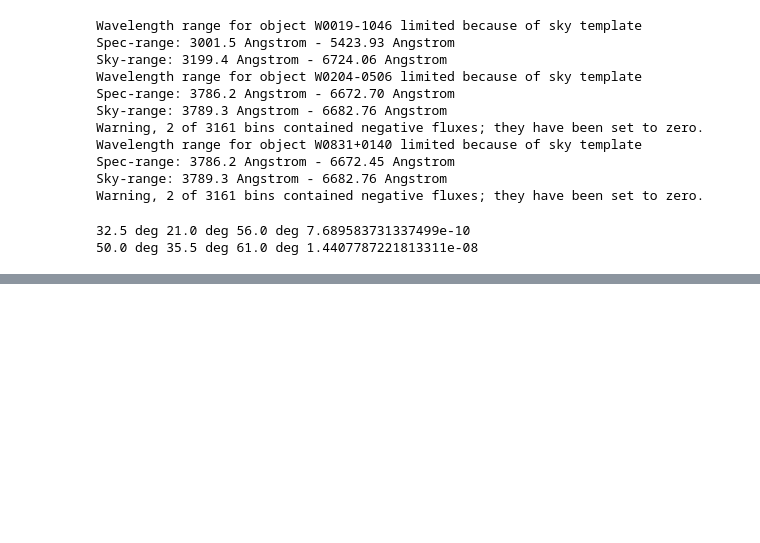
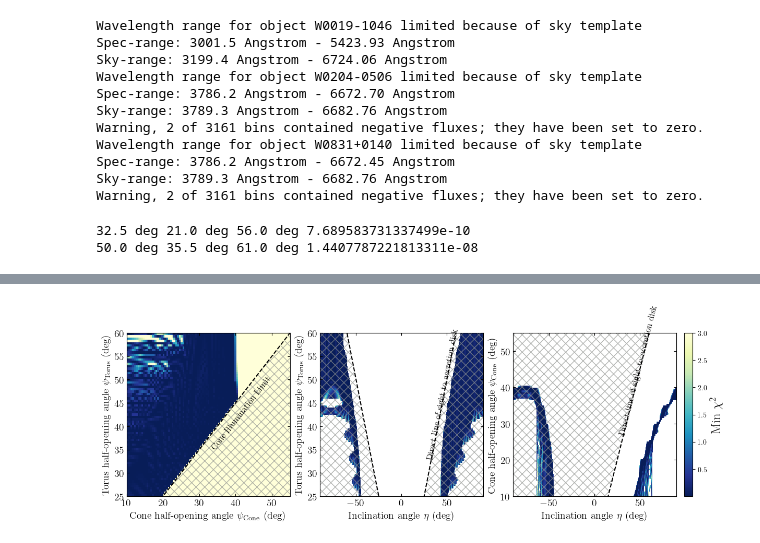
Before and after one commit to rjassef/Impol_BHDs_repo, a Jupyter notebook: plots/SKIRTOR_fit_onesided/fit_pfrac.W0204.ipynb, the cells around one changed output, grey strips where cells are left out. Drawn from its saved outputs; the diff is of its cells as text; code cells hidden in the pictures; blank space fills up the shorter version.

```diff
--- a/plots/SKIRTOR_fit_onesided/fit_pfrac.W0204.ipynb
+++ b/plots/SKIRTOR_fit_onesided/fit_pfrac.W0204.ipynb
@@ -115,0 +202,81 @@ plt.legend()
+# %%
+fig, axs = plt.subplots(1, 3, figsize=(12,6), layout='constrained')
+for ax in axs.flatten():
+   ax.tick_params(axis='both', direction='in', labelsize=14, bottom=True, top=True, left=True, right=True)
+
+axis_label_fontsize = 14
+
+nt, nc, ni = chi2_map[wid][cone_types[0]].shape
+
+diang = np.mean(iang_grid[1:]-iang_grid[:-1]).value
+iang_grid_extended = np.arange(-90., 90.1, diang)*u.deg
+#iang_grid_extended = np.concatenate([-iang_grid[::-1], iang_grid])
+nie = len(iang_grid_extended)
+
+chi2_use = np.ma.zeros((nt, nc, nie))
+chi2_use.mask = np.zeros(chi2_use.shape, dtype=bool)
+
+chi2_use[:,:,:ni] = np.copy(chi2_map[wid][cone_types[1]][:,:,::-1])
+chi2_use[:,:,nie-ni:] = np.copy(chi2_map[wid][cone_types[0]])
+chi2_use.mask[:,:,ni:nie-ni] = True
+
+vmin = np.min(chi2_use)
+vmax = 3.0
+cmap = 'YlGnBu_r'
+
+II, JJ, KK = np.meshgrid(tang_grid.value, cang_grid.value, iang_grid_extended.value, indexing='ij')
+chi2_use.mask[(JJ+5>II) | (np.abs(KK)<II)] = True
+chi2_use.mask[chi2_use>vmax] = True
+
+#Torus - Cone
+ax = axs[0]
+chi2_aux = np.min(chi2_use, axis=2)
+cb = ax.imshow(chi2_aux.data, origin='lower', vmin=vmin, vmax=vmax, cmap=cmap, extent=[np.min(cang_grid.value), np.max(cang_grid.value), np.min(tang_grid.value), np.max(tang_grid.value)])
+ax.set_xlim(ax.get_xlim())
+ax.set_ylim(ax.get_ylim())
+ax.plot(ax.get_xlim(), np.array(ax.get_xlim())+5, 'k--')
+ax.fill_between(ax.get_xlim(), np.array(ax.get_xlim())+5, ax.get_ylim()[0], color="none", hatch="xx", edgecolor="xkcd:gray", linewidth=0.0, alpha=0.7)
+ax.set_xlabel(r"Cone half-opening angle $\psi_{\rm Cone}$ (deg)", fontsize=axis_label_fontsize)
+ax.set_ylabel(r"Torus half-opening angle $\psi_{\rm Torus}$ (deg)", fontsize=axis_label_fontsize)
+x0,x1 = ax.get_xlim()
+y0,y1 = ax.get_ylim()
+ax.set_aspect(abs(x1-x0)/abs(y1-y0))
+ax.text(33, 35, "Cone Illumination Limit", rotation=np.arctan2(abs(x1-x0), abs(y1-y0))*180/np.pi, fontsize=12, weight='extra bold', fontfamily='sans-serif')
+
+#Torus - Inclination
+ax = axs[1]
+chi2_aux = np.min(chi2_use, axis=1)
+ax.imshow(chi2_aux, origin='lower', vmin=vmin, vmax=vmax, cmap=cmap, extent=[np.min(iang_grid_extended.value), np.max(iang_grid_extended.value), np.min(tang_grid.value), np.max(tang_grid.value)])
+ax.set_xlim(ax.get_xlim())
+ax.set_ylim(ax.get_ylim())
+ax.plot(ax.get_xlim(), ax.get_xlim(), 'k--')
+ax.plot(ax.get_xlim(), -np.array(ax.get_xlim()), 'k--')
+ax.fill_between(ax.get_xlim(), -np.array(ax.get_xlim()), np.array(ax.get_xlim()), color="none", hatch="xx", edgecolor="xkcd:gray", linewidth=0.0, alpha=0.7)
+ax.set_xlabel(r"Inclination angle $\eta$ (deg)", fontsize=axis_label_fontsize)
+ax.set_ylabel(r"Torus half-opening angle $\psi_{\rm Torus}$ (deg)", fontsize=axis_label_fontsize)
+x0,x1 = ax.get_xlim()
+y0,y1 = ax.get_ylim()
+ax.set_aspect(abs(x1-x0)/abs(y1-y0))
+ax.text(28, 33, "Direct line of sight to accretion disk", rotation=np.arctan2(abs(x1-x0), abs(y1-y0))*180/np.pi, fontsize=12, weight='extra bold', fontfamily='sans-serif')
+
+#Cone - Inclination
+ax = axs[2]
+chi2_aux = np.min(chi2_use, axis=0)
+cb = plt.imshow(chi2_aux, origin='lower', vmin=vmin, vmax=vmax, cmap=cmap, extent=[np.min(iang_grid_extended.value), np.max(iang_grid_extended.value), np.min(cang_grid.value), np.max(cang_grid.value)])
+ax.set_xlim(ax.get_xlim())
+ax.set_ylim(ax.get_ylim())
+ax.plot(ax.get_xlim(), np.array(ax.get_xlim())-5, 'k--')
+ax.fill_between(ax.get_xlim(), np.array(ax.get_xlim())-5, ax.get_ylim()[1], color="none", hatch="xx", edgecolor="xkcd:gray", linewidth=0.0, alpha=0.7)
+plt.xlabel(r"Inclination angle $\eta$ (deg)", fontsize=axis_label_fontsize)
+plt.ylabel(r"Cone half-opening angle $\psi_{\rm Cone}$ (deg)", fontsize=axis_label_fontsize)
+x0,x1 = ax.get_xlim()
+y0,y1 = ax.get_ylim()
+ax.set_aspect(abs(x1-x0)/abs(y1-y0))
+ax.text(27, 27, "Direct line of sight to accretion disk", rotation=np.arctan2(abs(x1-x0), abs(y1-y0))*180/np.pi, fontsize=12, weight='extra bold', fontfamily='sans-serif')
+
+fig.colorbar(cb, fraction=0.05).set_label(label=r'Min $\chi^2$',size=18)
+
+plt.show()
+fig.savefig("W0204_chi2maps.png", dpi=200, bbox_inches='tight')
+# %% [output]
+[figure, added]
```
Also changed, not shown: parts of 10 cells of this notebook, 5 other files.
